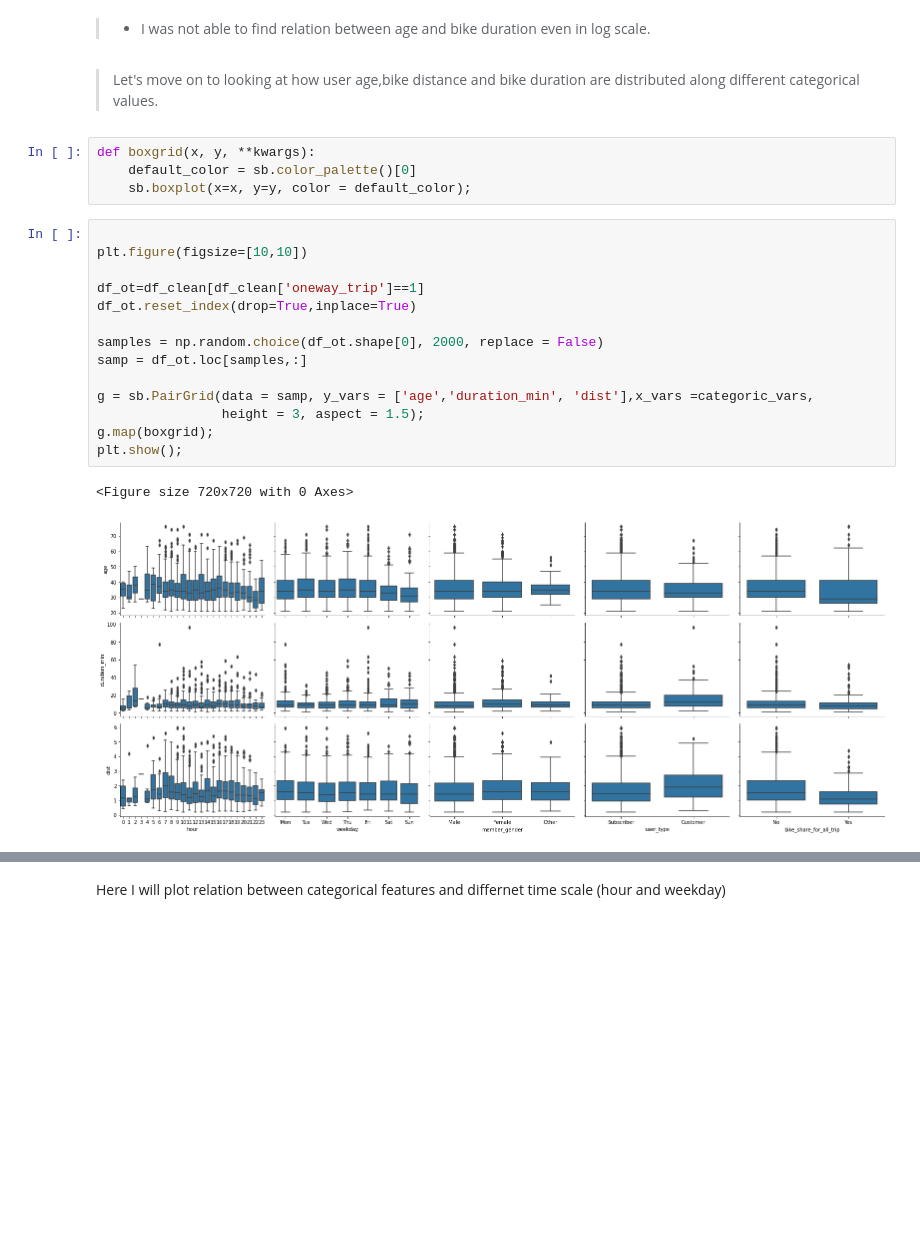
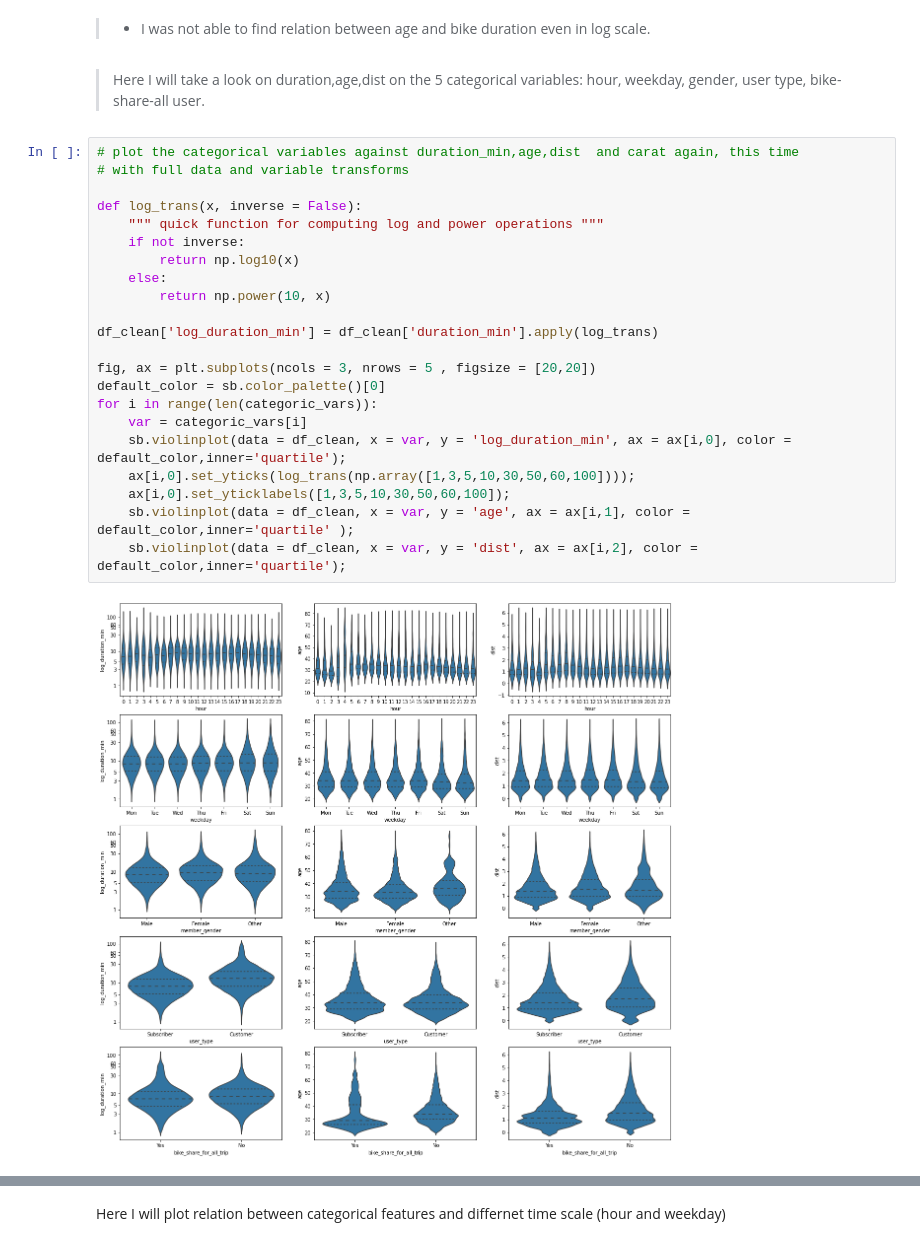
Before and after one commit to jihys/udacity-dataanlysis-project4, a Jupyter notebook: UDAN_Project4_Visualization-Part1.ipynb, the cells around one changed output, grey strips where cells are left out. Cells and saved outputs as stored; diff of their text form; blank space fills up the shorter version.

```diff
--- a/UDAN_Project4_Visualization-Part1.ipynb
+++ b/UDAN_Project4_Visualization-Part1.ipynb
@@ -578,26 +573,29 @@ plt.title('Age vs. Bike Ride duration(log scale )');
 # %% [markdown]
 > - I was not able to find relation between age and bike duration even in log scale.
-# %% [markdown]
-> Let's move on to looking at how user age,bike distance and bike duration are distributed along different categorical values.
-# %%
-def boxgrid(x, y, **kwargs):
-    default_color = sb.color_palette()[0]
-    sb.boxplot(x=x, y=y, color = default_color);
-# %%
-
-plt.figure(figsize=[10,10])
-
-df_ot=df_clean[df_clean['oneway_trip']==1]
-df_ot.reset_index(drop=True,inplace=True)
-
-samples = np.random.choice(df_ot.shape[0], 2000, replace = False)
-samp = df_ot.loc[samples,:]
-
-g = sb.PairGrid(data = samp, y_vars = ['age','duration_min', 'dist'],x_vars =categoric_vars,
-                height = 3, aspect = 1.5);
-g.map(boxgrid);
-plt.show();
-# %% [output]
-<Figure size 720x720 with 0 Axes>
-[figure, removed]
+# %% [markdown]
+> Here I will take a look on duration,age,dist on the 5 categorical variables: hour, weekday, gender, user type, bike-share-all user.
+# %%
+# plot the categorical variables against duration_min,age,dist  and carat again, this time
+# with full data and variable transforms
+
+def log_trans(x, inverse = False):
+    """ quick function for computing log and power operations """
+    if not inverse:
+        return np.log10(x)
+    else:
+        return np.power(10, x)
+
+df_clean['log_duration_min'] = df_clean['duration_min'].apply(log_trans)
+
+fig, ax = plt.subplots(ncols = 3, nrows = 5 , figsize = [20,20])
+default_color = sb.color_palette()[0]
+for i in range(len(categoric_vars)):
+    var = categoric_vars[i]
+    sb.violinplot(data = df_clean, x = var, y = 'log_duration_min', ax = ax[i,0], color = default_color,inner='quartile');
+    ax[i,0].set_yticks(log_trans(np.array([1,3,5,10,30,50,60,100])));
+    ax[i,0].set_yticklabels([1,3,5,10,30,50,60,100]);
+    sb.violinplot(data = df_clean, x = var, y = 'age', ax = ax[i,1], color = default_color,inner='quartile' );
+    sb.violinplot(data = df_clean, x = var, y = 'dist', ax = ax[i,2], color = default_color,inner='quartile');
+# %% [output]
+[figure, added]
 # %% [markdown]
```
Also changed, not shown: parts of 16 cells of this notebook, 1 other file.
